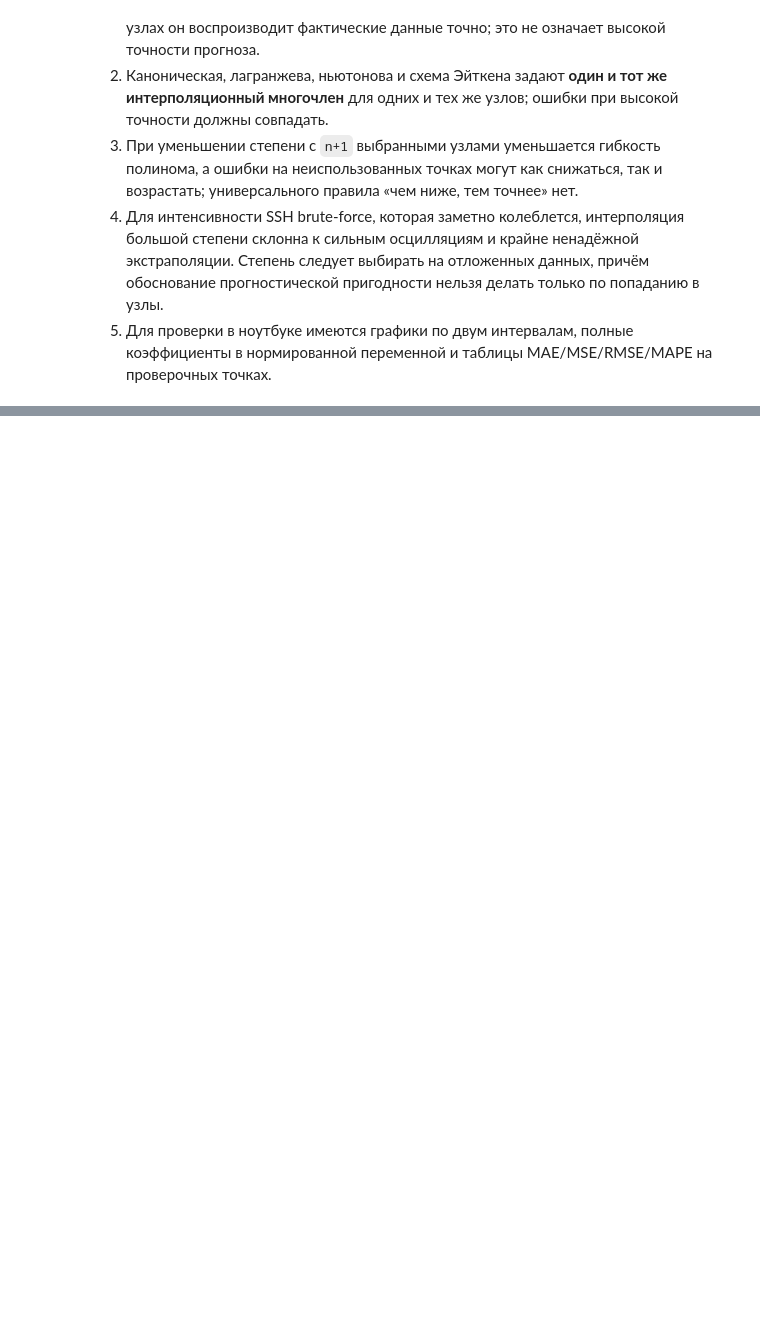
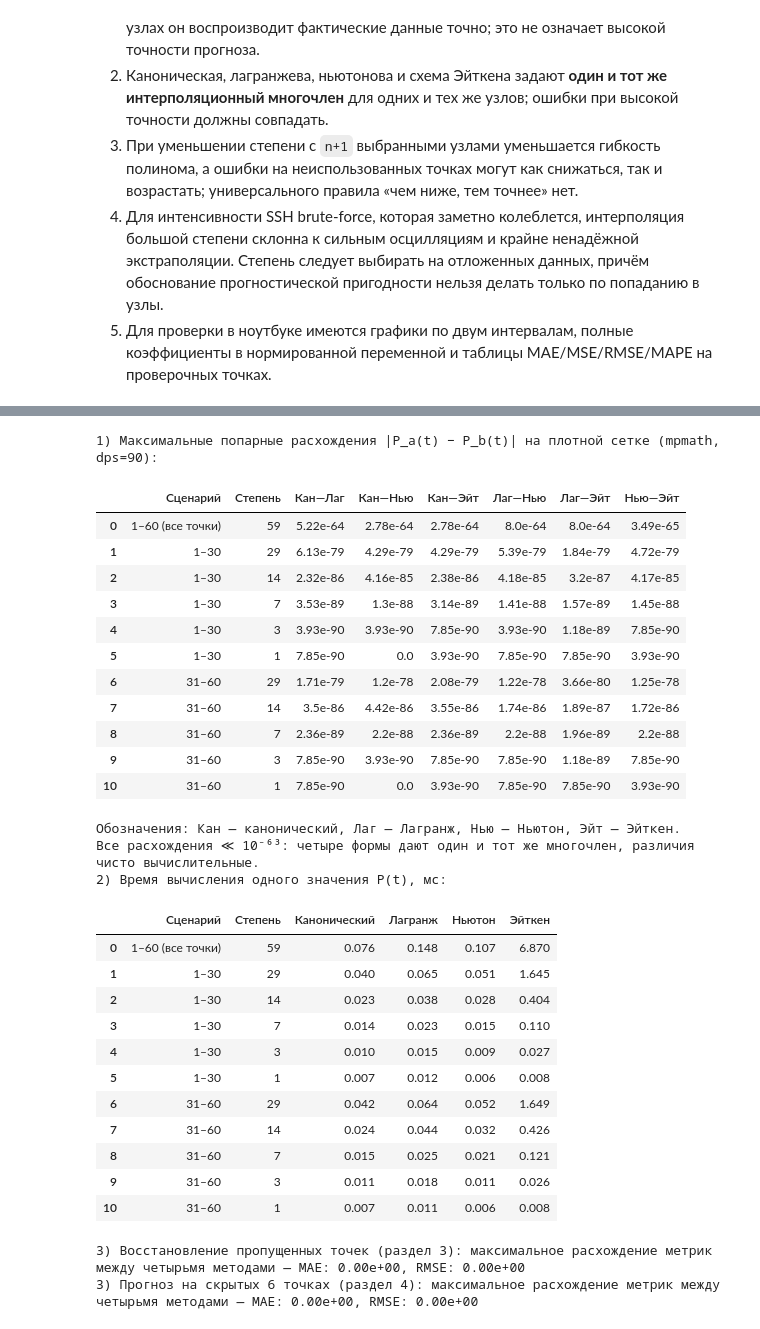
Before and after one commit to Llooleg/Ermakova10SEM, a Jupyter notebook: Практическая_4_SSH_интерполяция_4_метода_Colab.ipynb, the cells around one changed output, grey strips where cells are left out. Cells and saved outputs as stored; diff of their text form; code cells hidden in the pictures; blank space fills up the shorter version.

```diff
--- a/Практическая_4_SSH_интерполяция_4_метода_Colab.ipynb
+++ b/Практическая_4_SSH_интерполяция_4_метода_Colab.ipynb
@@ -491,0 +637,74 @@ u = (t - 42.5) / 11.5
+# %%
+# === Сравнение четырёх методов между собой ===
+import time
+
+SHORT = {'Канонический': 'Кан', 'Лагранж': 'Лаг', 'Ньютон': 'Нью', 'Эйткен': 'Эйт'}
+scenarios = [('1–60 (все точки)', 59, full, 1, 60)]
+for label in ['1–30', '31–60']:
+    s, e = map(int, label.split('–'))
+    for deg in DEGREES_FULL:
+        scenarios.append((label, deg, polys_intervals[(label, deg)][0], s, e))
+
+# 1) Попарные расхождения значений на ПОЛНОЙ точности mpmath (в float64 они уже нулевые)
+rows = []
+for name, deg, p, s, e in scenarios:
+    grid = np.linspace(s, e, 181)
+    vals = {m: [eval_one(p, float(q), m) for q in grid] for m in METHODS}
+    rows.append({'Сценарий': name, 'Степень': deg,
+                 **{f'{SHORT[a]}—{SHORT[b]}': mp.nstr(max(abs(vals[a][k] - vals[b][k])
+                                                           for k in range(len(grid))), 3)
+                    for a, b in combinations(METHODS, 2)}})
+print('1) Максимальные попарные расхождения |P_a(t) − P_b(t)| на плотной сетке (mpmath, dps=90):')
+display(pd.DataFrame(rows))
+print('Обозначения: Кан — канонический, Лаг — Лагранж, Нью — Ньютон, Эйт — Эйткен.')
+print('Все расхождения ≪ 10⁻⁶³: четыре формы дают один и тот же многочлен, различия чисто вычислительные.')
+
+# 2) Практическое различие — время вычисления одного значения P(t)
+timing_rows = []
+for name, deg, p, s, e in scenarios:
+    grid = np.linspace(s, e, 61)
+    row = {'Сценарий': name, 'Степень': deg}
+    for m in METHODS:
+        t0 = time.perf_counter(); predict(p, grid, m)
+        row[m] = (time.perf_counter() - t0) / len(grid) * 1e3
+    timing_rows.append(row)
+print('2) Время вычисления одного значения P(t), мс:')
+display(pd.DataFrame(timing_rows).round(3))
+
+# 3) Совпадение метрик качества (MAE/RMSE) между методами по итогам разделов 3 и 4
+for tbl_name, tbl in [('Восстановление пропущенных точек (раздел 3)', results_reconstruct),
+                      ('Прогноз на скрытых 6 точках (раздел 4)', forecast_table)]:
+    spread = tbl.groupby(['Интервал', 'Степень'])[['MAE', 'RMSE']].agg(lambda s: float(s.max() - s.min()))
+    print(f"3) {tbl_name}: максимальное расхождение метрик между четырьмя методами — "
+          f"MAE: {spread['MAE'].max():.2e}, RMSE: {spread['RMSE'].max():.2e}")
+# %% [output]
+1) Максимальные попарные расхождения |P_a(t) − P_b(t)| на плотной сетке (mpmath, dps=90):
+|  | Сценарий | Степень | Кан—Лаг | Кан—Нью | Кан—Эйт | Лаг—Нью | Лаг—Эйт | Нью—Эйт |
+| 0 | 1–60 (все точки) | 59 | 5.22e-64 | 2.78e-64 | 2.78e-64 | 8.0e-64 | 8.0e-64 | 3.49e-65 |
+| 1 | 1–30 | 29 | 6.13e-79 | 4.29e-79 | 4.29e-79 | 5.39e-79 | 1.84e-79 | 4.72e-79 |
+| 2 | 1–30 | 14 | 2.32e-86 | 4.16e-85 | 2.38e-86 | 4.18e-85 | 3.2e-87 | 4.17e-85 |
+| 3 | 1–30 | 7 | 3.53e-89 | 1.3e-88 | 3.14e-89 | 1.41e-88 | 1.57e-89 | 1.45e-88 |
+| 4 | 1–30 | 3 | 3.93e-90 | 3.93e-90 | 7.85e-90 | 3.93e-90 | 1.18e-89 | 7.85e-90 |
+| 5 | 1–30 | 1 | 7.85e-90 | 0.0 | 3.93e-90 | 7.85e-90 | 7.85e-90 | 3.93e-90 |
+| 6 | 31–60 | 29 | 1.71e-79 | 1.2e-78 | 2.08e-79 | 1.22e-78 | 3.66e-80 | 1.25e-78 |
+| 7 | 31–60 | 14 | 3.5e-86 | 4.42e-86 | 3.55e-86 | 1.74e-86 | 1.89e-87 | 1.72e-86 |
+| 8 | 31–60 | 7 | 2.36e-89 | 2.2e-88 | 2.36e-89 | 2.2e-88 | 1.96e-89 | 2.2e-88 |
+| 9 | 31–60 | 3 | 7.85e-90 | 3.93e-90 | 7.85e-90 | 7.85e-90 | 1.18e-89 | 7.85e-90 |
+| 10 | 31–60 | 1 | 7.85e-90 | 0.0 | 3.93e-90 | 7.85e-90 | 7.85e-90 | 3.93e-90 |
+Обозначения: Кан — канонический, Лаг — Лагранж, Нью — Ньютон, Эйт — Эйткен.
+Все расхождения ≪ 10⁻⁶³: четыре формы дают один и тот же многочлен, различия чисто вычислительные.
+2) Время вычисления одного значения P(t), мс:
+|  | Сценарий | Степень | Канонический | Лагранж | Ньютон | Эйткен |
+| 0 | 1–60 (все точки) | 59 | 0.076 | 0.148 | 0.107 | 6.870 |
+| 1 | 1–30 | 29 | 0.040 | 0.065 | 0.051 | 1.645 |
+| 2 | 1–30 | 14 | 0.023 | 0.038 | 0.028 | 0.404 |
+| 3 | 1–30 | 7 | 0.014 | 0.023 | 0.015 | 0.110 |
+| 4 | 1–30 | 3 | 0.010 | 0.015 | 0.009 | 0.027 |
+| 5 | 1–30 | 1 | 0.007 | 0.012 | 0.006 | 0.008 |
+| 6 | 31–60 | 29 | 0.042 | 0.064 | 0.052 | 1.649 |
+| 7 | 31–60 | 14 | 0.024 | 0.044 | 0.032 | 0.426 |
+| 8 | 31–60 | 7 | 0.015 | 0.025 | 0.021 | 0.121 |
+| 9 | 31–60 | 3 | 0.011 | 0.018 | 0.011 | 0.026 |
+| 10 | 31–60 | 1 | 0.007 | 0.011 | 0.006 | 0.008 |
+3) Восстановление пропущенных точек (раздел 3): максимальное расхождение метрик между четырьмя методами — MAE: 0.00e+00, RMSE: 0.00e+00
+3) Прогноз на скрытых 6 точках (раздел 4): максимальное расхождение метрик между четырьмя методами — MAE: 0.00e+00, RMSE: 0.00e+00
```
Also changed, not shown: parts of 7 cells of this notebook.
